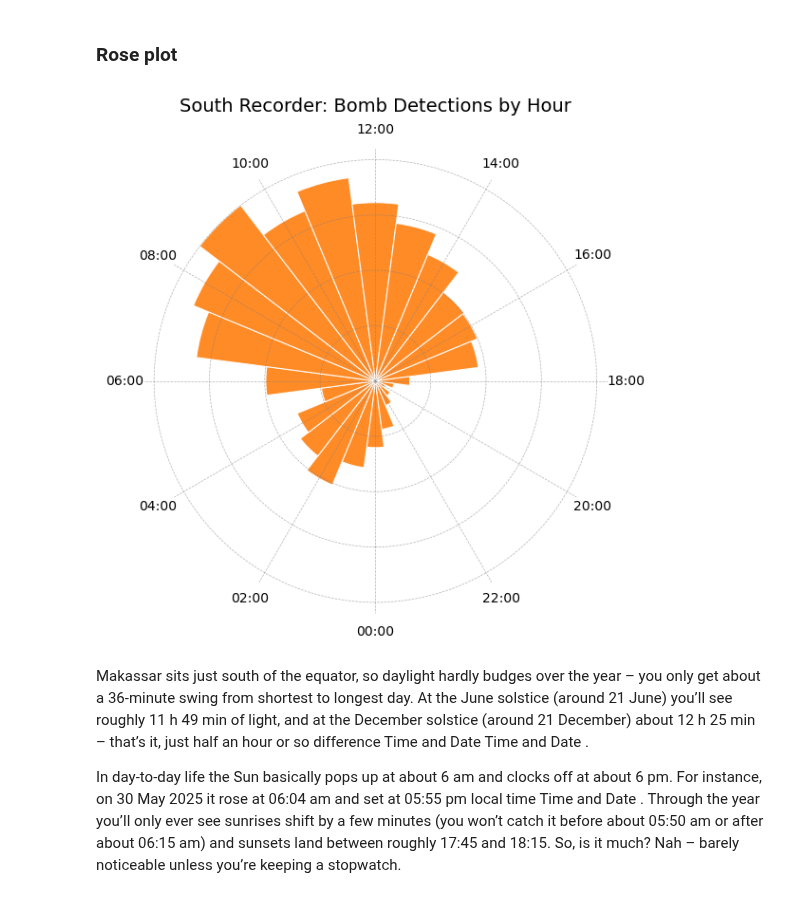
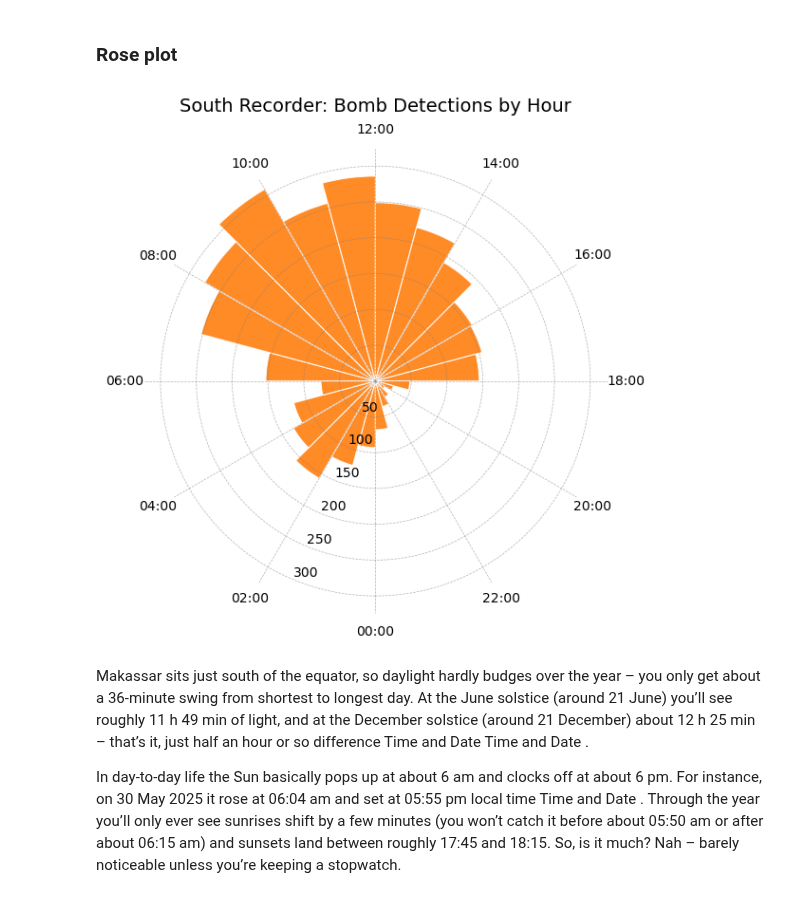
Before and after one commit to BenUCL/Bomb-Fishing, a Jupyter notebook: code/misc/results_plotting.ipynb, the cells around one changed output. Saved outputs shown, nothing was run; the diff lists cells and outputs as text; code cells hidden in the pictures.

```diff
--- a/code/misc/results_plotting.ipynb
+++ b/code/misc/results_plotting.ipynb
@@ -254,7 +255,7 @@ bar_colour = colours[1]
 
 # Compute angles for each hour
 N = 24
-angles = np.linspace(0, 2*pi, N, endpoint=False)
+angles = (np.arange(24) + 0.5) * (2*pi/24)
 width = 2*pi / N
 
 # Plot
@@ -268,38 +269,42 @@ bars = ax.bar(
     bottom=0,
     color=bar_colour,
     edgecolor="white",
     linewidth=0.8,
     alpha=0.9,
 )
 
 # Aesthetics
 ax.set_theta_zero_location("S")   # 0h (midnight) at bottom → 12h (noon) at top
 ax.set_theta_direction(-1)        # clockwise increases
 
 # tick every 2 hours
 hours = np.arange(0, 24, 2)
 ticks = hours * 2*pi/24
 ax.set_xticks(ticks)
 ax.set_xticklabels([f"{h:02d}:00" for h in hours], fontsize=10)
 
 # lighten grid, remove spine
 ax.grid(color="grey", linestyle="--", linewidth=0.5, alpha=0.6)
 ax.spines["polar"].set_visible(False)
 
 ### Radial ticks
 #radials = np.linspace(0, max_r, 5)
 #ax.set_yticks(radials)
-#ax.set_yticklabels([f"{int(r)}" for r in radials], fontsize=8)
+#ax.set_yticklabels([f"{int(r)}" for r in radials], fontsize=10)
 ### No radial ticks
-radials = np.linspace(0, max_r, 5)
-ax.set_yticks(radials)
-ax.set_yticklabels([])   # ← hide the numeric labels (77, 154, …)
+# radials = np.linspace(0, max_r, 5)
+# ax.set_yticks(radials)
+# ax.set_yticklabels([])
+### Custom radial ticks
+radial_values = [50, 100, 150, 200, 250, 300]
+ax.set_yticks(radial_values)
+ax.set_yticklabels([str(r) for r in radial_values], fontsize=10)
 
 ax.set_title("South Recorder: Bomb Detections by Hour", va="bottom", fontsize=14)
 plt.tight_layout()
 plt.show()
 # %% [output]
-[figure, old version]
+[figure, new version]
 # %% [markdown]
 Makassar sits just south of the equator, so daylight hardly budges over the year – you only get about a 36-minute swing from shortest to longest day. At the June solstice (around 21 June) you’ll see roughly 11 h 49 min of light, and at the December solstice (around 21 December) about 12 h 25 min – that’s it, just half an hour or so difference
 Time and Date
```
Also changed, not shown: parts of 3 cells of this notebook.
